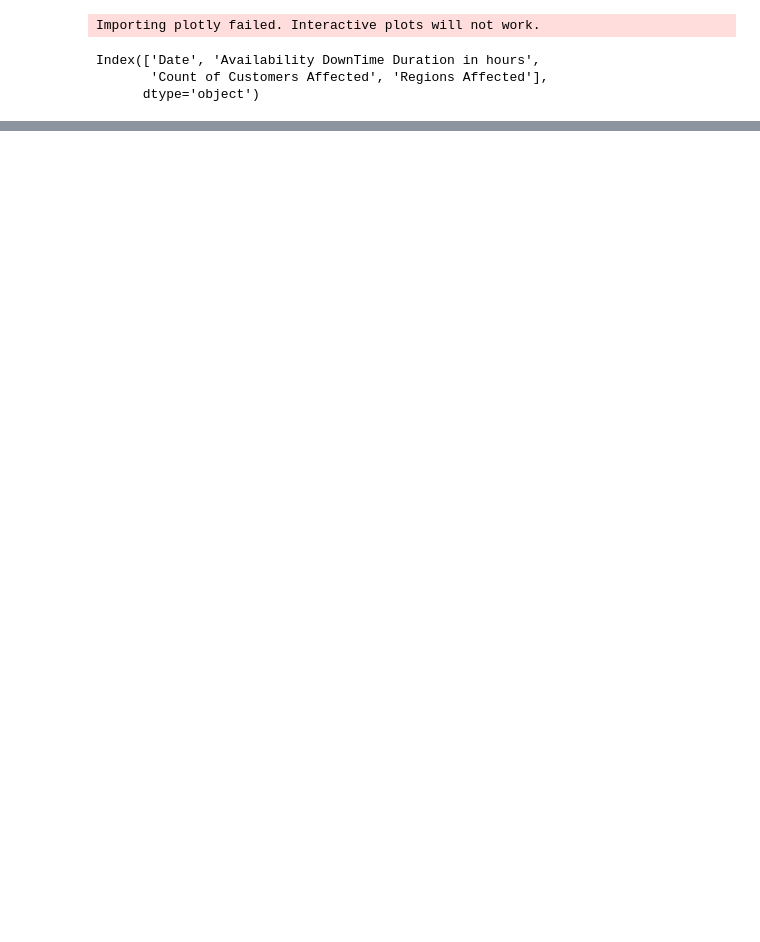
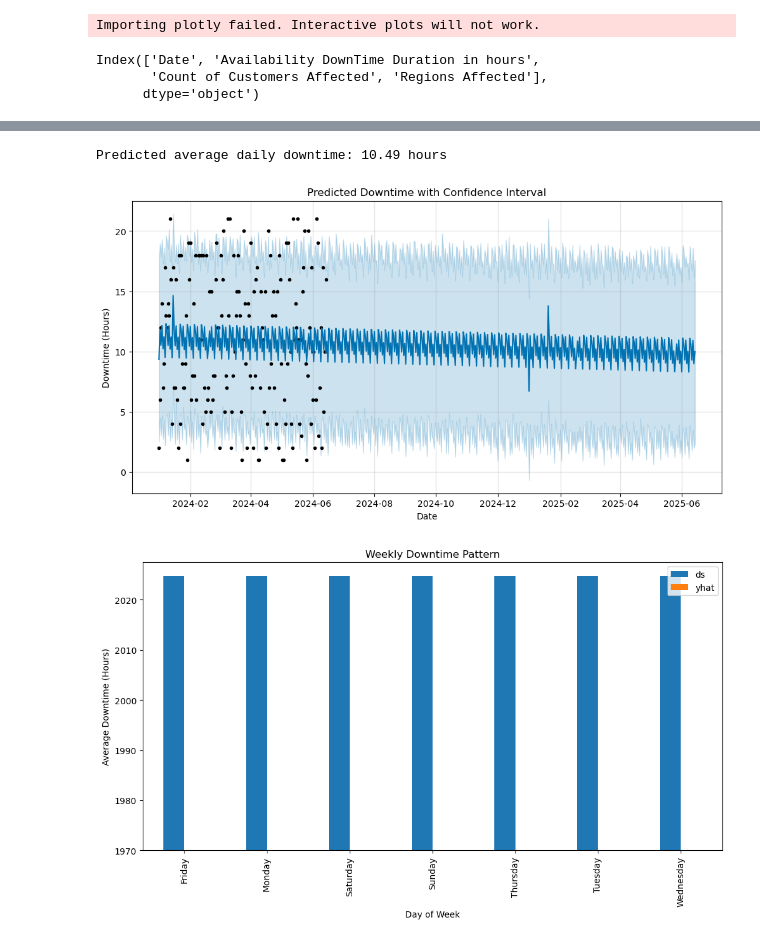
Before and after one commit to BTTAI-Salesforce-Group47/Customer_Sentiment_Analysis, a Jupyter notebook: timeseries.ipynb, the cells around one changed output, grey strips where cells are left out. Drawn from its saved outputs; the diff is of its cells as text; code cells hidden in the pictures; blank space fills up the shorter version.

```diff
--- a/timeseries.ipynb
+++ b/timeseries.ipynb
@@ -131,0 +546,40 @@ Regional Impact Summary:
+# %%
+import pandas as pd
+import matplotlib.pyplot as plt
+from prophet import Prophet
+
+
+# Convert date column to datetime
+availability_data['ds'] = pd.to_datetime(availability_data['Date'])
+availability_data['y'] = availability_data['Availability DownTime Duration in hours']
+
+# Fit a Prophet model to the downtime data
+model = Prophet()
+model.add_country_holidays(country_name='US')
+model.fit(availability_data[['ds', 'y']])
+
+# Make future predictions
+future = model.make_future_dataframe(periods=365)
+forecast = model.predict(future)
+
+# Plot the predicted downtime with confidence interval
+fig, ax = plt.subplots(figsize=(12, 6))
+model.plot(forecast, ax=ax)
+ax.set_title('Predicted Downtime with Confidence Interval')
+ax.set_xlabel('Date')
+ax.set_ylabel('Downtime (Hours)')
+plt.savefig('downtime_forecast.png')
+
+# Extract weekly downtime patterns
+weekly_downtime = forecast[['ds', 'yhat']].groupby(forecast['ds'].dt.day_name()).mean()
+
+# Plot the weekly downtime pattern
+fig, ax = plt.subplots(figsize=(12, 6))
+weekly_downtime.plot(kind='bar', ax=ax)
+ax.set_title('Weekly Downtime Pattern')
+ax.set_xlabel('Day of Week')
+ax.set_ylabel('Average Downtime (Hours)')
+plt.savefig('weekly_downtime_pattern.png')
+
+print(f'Predicted average daily downtime: {forecast["yhat"].mean():.2f} hours')
+# %% [output]
@@ -131,0 +588,3 @@ Regional Impact Summary:
+Predicted average daily downtime: 10.49 hours
+[figure, added]
+[figure, added]
```
Also changed, not shown: parts of 11 cells of this notebook, 7 other files.
